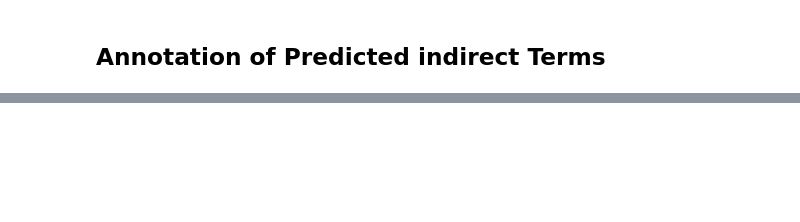
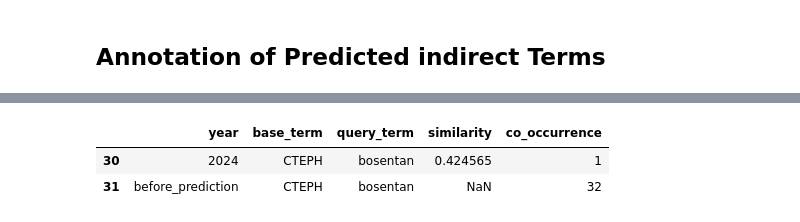
Before and after one commit to dansteiert/PubDigest, a Jupyter notebook: misc/Rebuttal_Tasks.ipynb, the cells around one changed output, grey strips where cells are left out. Drawn from its saved outputs; the diff is of its cells as text; code cells hidden in the pictures; blank space fills up the shorter version.

```diff
--- a/misc/Rebuttal_Tasks.ipynb
+++ b/misc/Rebuttal_Tasks.ipynb
@@ -414,0 +423,3 @@ other_drugs = {"ruxolitinib": "fibrosis", "fasudil": "hemorrhage",
+# %%
+df_retrospective_validation = read_pickle(path="C:\\Users\\non-admin\\Documents\\PyCharm\\PubDigest\\data\\chronic thromboembolic pulmonary hypertension\\Data_for_Plotting\\Embedding\\specific_term_validation_skip-gram_CTEPH_venous thrombosis.pkl", logger=logger)
+set(df_retrospective_validation["query_term"])
@@ -414,0 +444,6 @@ other_drugs = {"ruxolitinib": "fibrosis", "fasudil": "hemorrhage",
+# %%
+df_retrospective_validation[df_retrospective_validation["query_term"]=="bosentan"]
+# %% [output]
+|  | year | base_term | query_term | similarity | co_occurrence |
+| 30 | 2024 | CTEPH | bosentan | 0.424565 | 1 |
+| 31 | before_prediction | CTEPH | bosentan | NaN | 32 |
```
Also changed, not shown: parts of 34 cells of this notebook, 3 other files.
